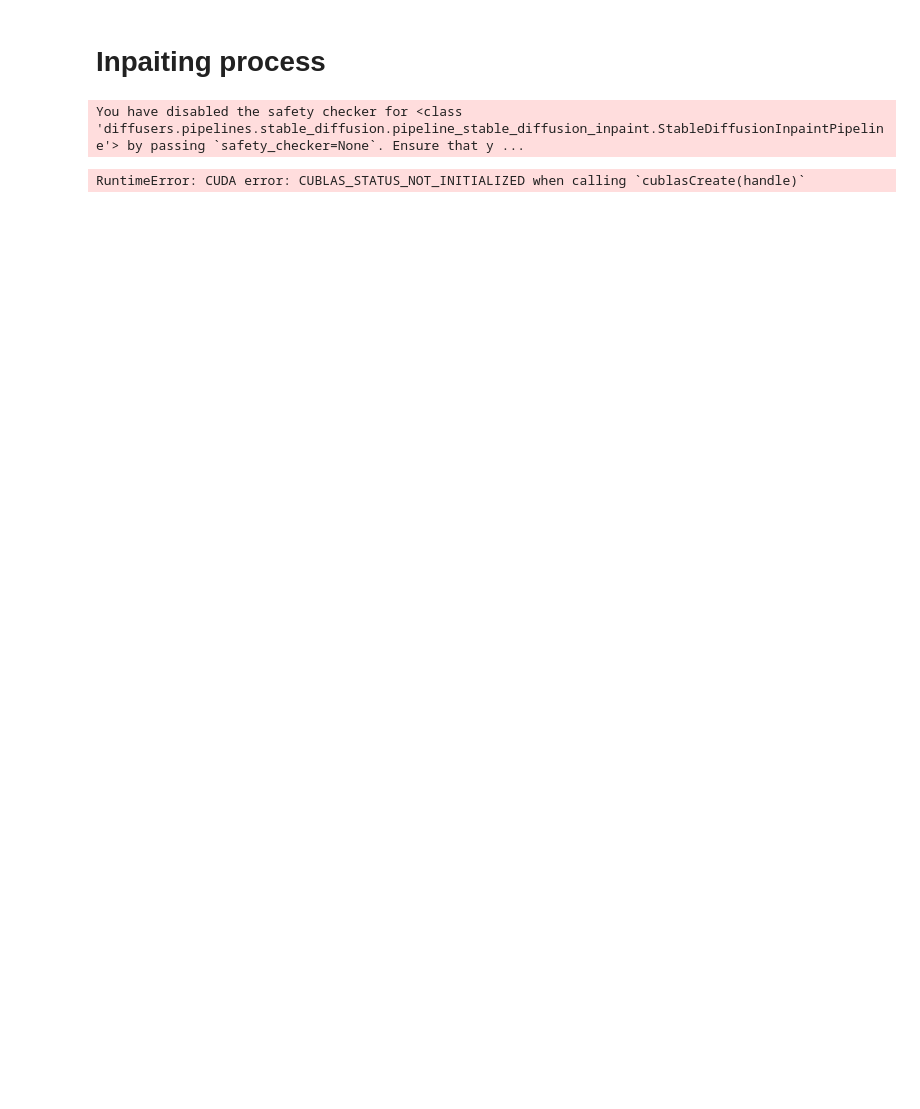
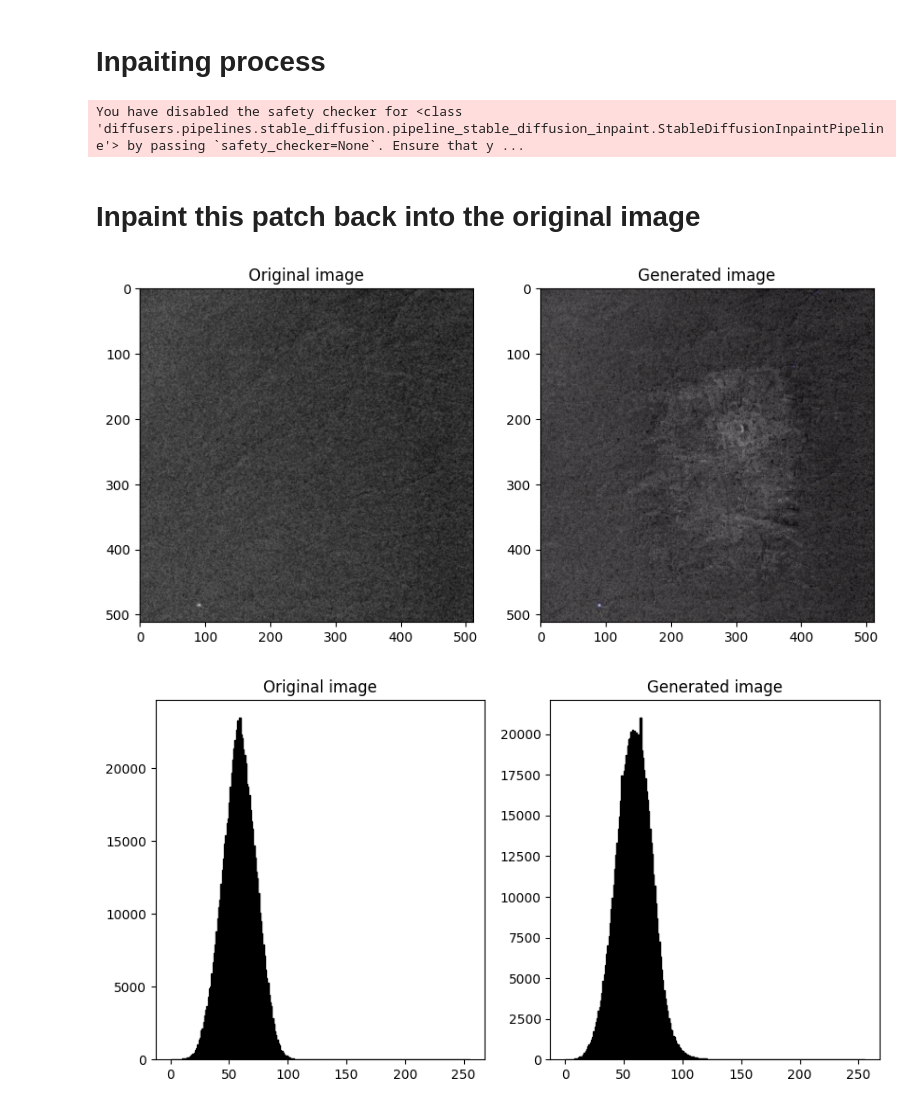
Before and after one commit to Likalto4/CEM-Detect, a Jupyter notebook: generation/inpainting/inference/inpainting_high_quality.ipynb, the cells around one changed output. Drawn from its saved outputs; the diff is of its cells as text; code cells hidden in the pictures; blank space fills up the shorter version.

Commit message:
successful high quality inpainting

```diff
--- a/generation/inpainting/inference/inpainting_high_quality.ipynb
+++ b/generation/inpainting/inference/inpainting_high_quality.ipynb
@@ -165,6 +166,8 @@ pipe.enable_xformers_memory_efficient_attention()
 # %% [output]
 You have disabled the safety checker for <class 'diffusers.pipelines.stable_diffusion.pipeline_stable_diffusion_inpaint.StableDiffusionInpaintPipeline'> by passing `safety_checker=None`. Ensure that y ...
 # %%
+# repeat in three channels to make RGB
+im_closup = np.repeat(im_closup[:,:,None], 3, axis=2)
 # Set diffusion pipeline
 im_RGB = Image.fromarray(im_closup)
 prompt = "a mammogram with a lesion"
@@ -188,5 +191,25 @@ with torch.autocast("cuda"), torch.inference_mode():
         width=512,
         generator=None,
     ).images[0]
-# %% [output]
-RuntimeError: CUDA error: CUBLAS_STATUS_NOT_INITIALIZED when calling `cublasCreate(handle)`
+# %% [markdown]
+# Inpaint this patch back into the original image
+# %%
+synth_array = np.asarray(synth)
+
+# show orignal image histogram
+fig, axs = plt.subplots(1, 2, figsize=(10, 5))
+axs[0].imshow(im_closup, cmap='gray')
+axs[0].set_title('Original image')
+axs[1].imshow(synth_array, cmap='gray')
+axs[1].set_title('Generated image')
+plt.show()
+# show histogram
+fig, axs = plt.subplots(1, 2, figsize=(10, 5))
+axs[0].hist(im_closup.ravel(), bins=256, range=(0, 255), fc='k', ec='k')
+axs[0].set_title('Original image')
+axs[1].hist(synth_array.ravel(), bins=256, range=(0, 255), fc='k', ec='k')
+axs[1].set_title('Generated image')
+plt.show()
+# %% [output]
+[figure, added]
+[figure, added]
```
Also changed, not shown: parts of 3 cells of this notebook, 1 other file.
